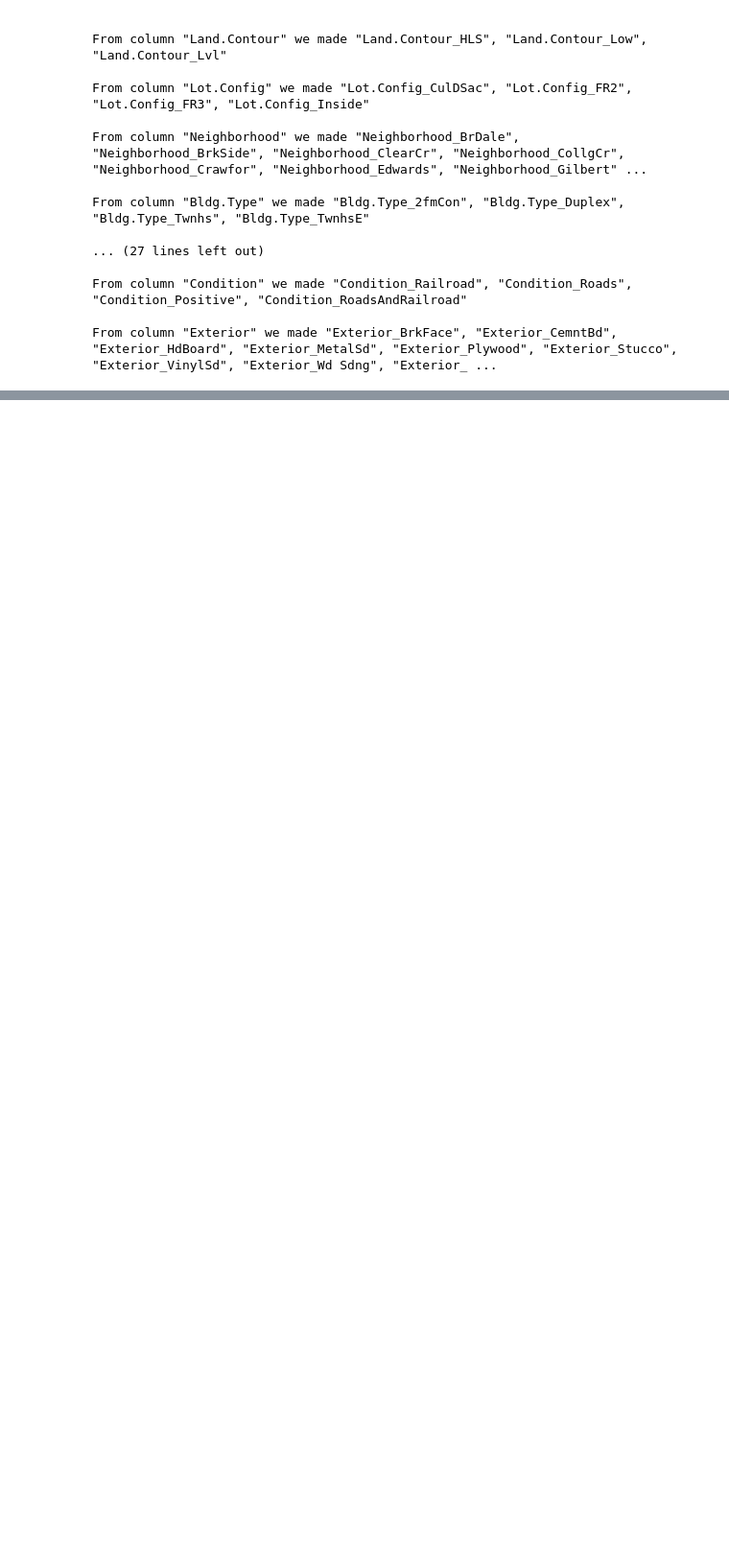
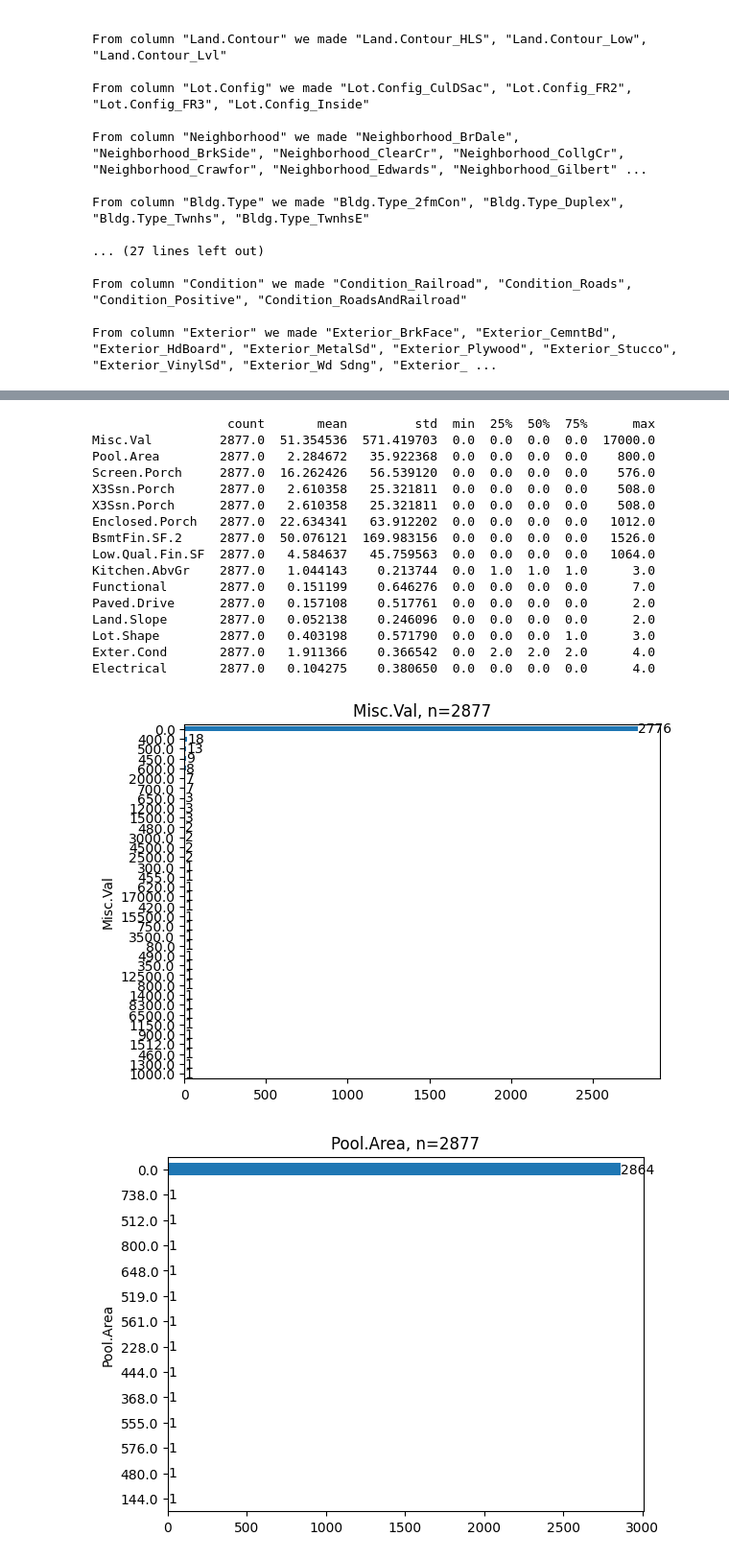
Before and after one commit to fernandovs4/ames, a Jupyter notebook: notebooks/regression_model_for_ames_EsdrasG_FernandoS.ipynb, the cells around one changed output, grey strips where cells are left out. Shown at 96% size. Cells and saved outputs as stored; diff of their text form; code cells hidden in the pictures; blank space fills up the shorter version.

```diff
--- a/notebooks/regression_model_for_ames_EsdrasG_FernandoS.ipynb
+++ b/notebooks/regression_model_for_ames_EsdrasG_FernandoS.ipynb
@@ -2206,3 +2218,24 @@ juntar = ["Exter.Qual"]
 
 # dropar_a_partir_de_3000 = ["Total.Bsmt.SF", "X1st.Flr.SF", ]
 drop_3500 = ["Gr.Liv.Area"]
+# %%
+plot_categoricals(model_data, remover)
+# %% [output]
+                  count       mean         std  min  25%  50%  75%      max
+Misc.Val         2877.0  51.354536  571.419703  0.0  0.0  0.0  0.0  17000.0
+Pool.Area        2877.0   2.284672   35.922368  0.0  0.0  0.0  0.0    800.0
+Screen.Porch     2877.0  16.262426   56.539120  0.0  0.0  0.0  0.0    576.0
+X3Ssn.Porch      2877.0   2.610358   25.321811  0.0  0.0  0.0  0.0    508.0
+X3Ssn.Porch      2877.0   2.610358   25.321811  0.0  0.0  0.0  0.0    508.0
+Enclosed.Porch   2877.0  22.634341   63.912202  0.0  0.0  0.0  0.0   1012.0
+BsmtFin.SF.2     2877.0  50.076121  169.983156  0.0  0.0  0.0  0.0   1526.0
+Low.Qual.Fin.SF  2877.0   4.584637   45.759563  0.0  0.0  0.0  0.0   1064.0
+Kitchen.AbvGr    2877.0   1.044143    0.213744  0.0  1.0  1.0  1.0      3.0
+Functional       2877.0   0.151199    0.646276  0.0  0.0  0.0  0.0      7.0
+Paved.Drive      2877.0   0.157108    0.517761  0.0  0.0  0.0  0.0      2.0
+Land.Slope       2877.0   0.052138    0.246096  0.0  0.0  0.0  0.0      2.0
+Lot.Shape        2877.0   0.403198    0.571790  0.0  0.0  0.0  1.0      3.0
+Exter.Cond       2877.0   1.911366    0.366542  0.0  2.0  2.0  2.0      4.0
+Electrical       2877.0   0.104275    0.380650  0.0  0.0  0.0  0.0      4.0
+[figure, added]
+[figure, added]
```
Also changed, not shown: parts of 17 cells of this notebook, 3 other files.
